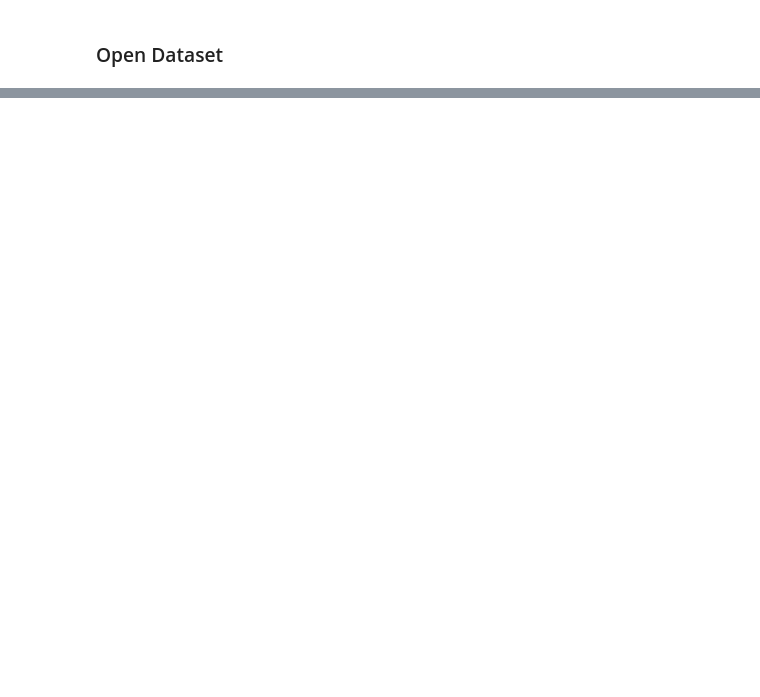
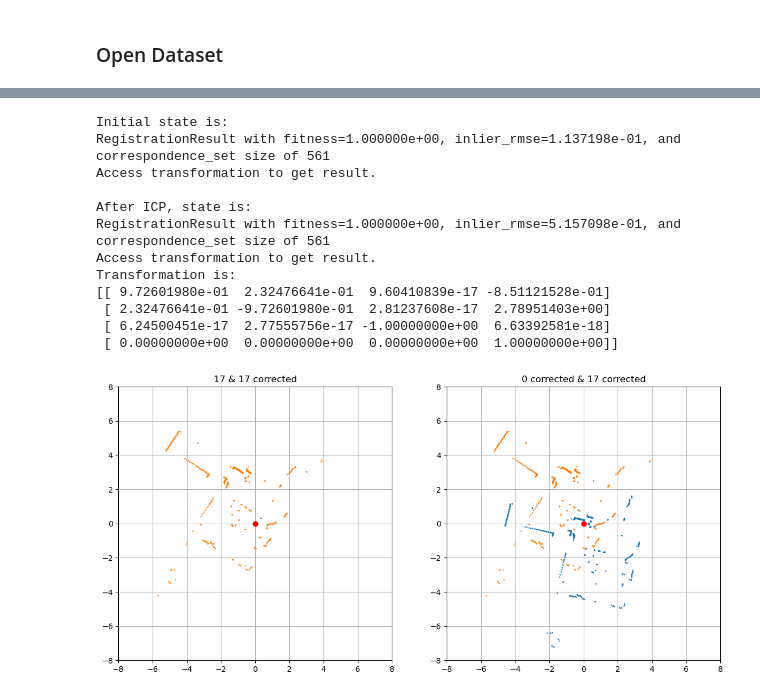
Before and after one commit to HumbertoDiego/lidar-experiments, a Jupyter notebook: Theory 2.3-ICPLiDAR_IMUDataset.ipynb, the cells around one changed output, grey strips where cells are left out. Saved outputs shown, nothing was run; the diff lists cells and outputs as text; code cells hidden in the pictures; blank space fills up the shorter version.

```diff
--- a/Theory 2.3-ICPLiDAR_IMUDataset.ipynb
+++ b/Theory 2.3-ICPLiDAR_IMUDataset.ipynb
@@ -194,0 +292,29 @@ time: 0 ns (started: 2024-11-21 12:18:36 -03:00)
+# %%
+source_idx, target_idx = 17, 0
+fit, rmse, T = icp(scans[source_idx], scans[target_idx], init_trans=init_trans_guesses[source_idx], verbose=True)
+source_corrected = transform(T, scans[source_idx])
+target_corrected = transform(init_trans_guesses[target_idx], scans[target_idx])
+# plot
+fig, (ax1,ax2) = plt.subplots(1,2,figsize=(14,10))
+plot_2d(scans[source_idx][0,:], scans[source_idx][1,:],  "", ax1)
+plot_2d(source_corrected[0,:], source_corrected[1,:], f"{source_idx} & {source_idx} corrected", ax1)
+ax1.grid()
+
+plot_2d(target_corrected[0,:], target_corrected[1,:], "", ax2)
+plot_2d(source_corrected[0,:], source_corrected[1,:], f"{target_idx} corrected & {source_idx} corrected", ax2)
+ax2.grid()
+plt.show()
+# %% [output]
+Initial state is:
+RegistrationResult with fitness=1.000000e+00, inlier_rmse=1.137198e-01, and correspondence_set size of 561
+Access transformation to get result.
+
+After ICP, state is:
+RegistrationResult with fitness=1.000000e+00, inlier_rmse=5.157098e-01, and correspondence_set size of 561
+Access transformation to get result.
+Transformation is:
+[[ 9.72601980e-01  2.32476641e-01  9.60410839e-17 -8.51121528e-01]
+ [ 2.32476641e-01 -9.72601980e-01  2.81237608e-17  2.78951403e+00]
+ [ 6.24500451e-17  2.77555756e-17 -1.00000000e+00  6.63392581e-18]
+ [ 0.00000000e+00  0.00000000e+00  0.00000000e+00  1.00000000e+00]]
+[figure, added]
```
Also changed, not shown: parts of 7 cells of this notebook, 1 other file.
